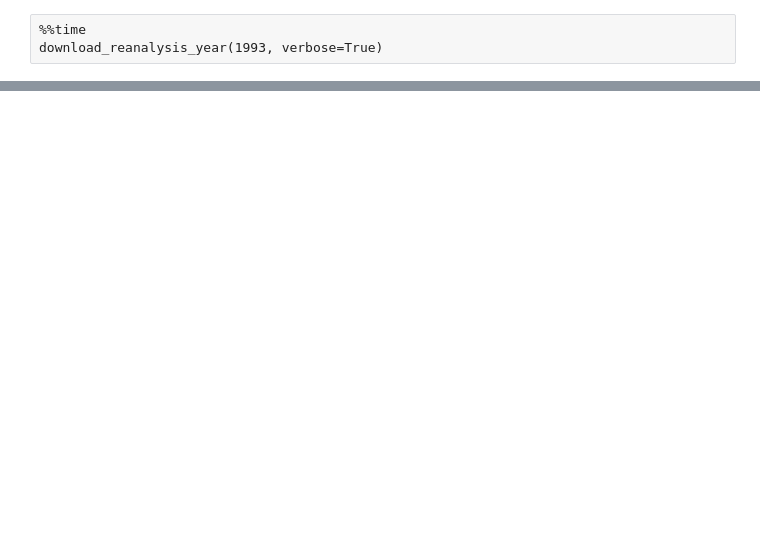
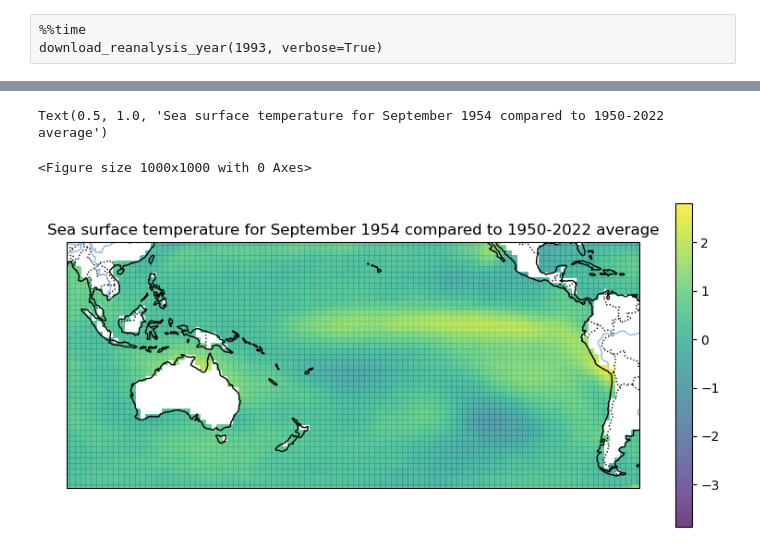
Before and after one commit to bparazin/1844redux, a Jupyter notebook: tcr metgrid prep.ipynb, the cells around one changed output, grey strips where cells are left out. Cells and saved outputs as stored; diff of their text form; code cells hidden in the pictures; blank space fills up the shorter version.

Commit message:
added bits for other project looking at sst anomalies

```diff
--- a/tcr metgrid prep.ipynb
+++ b/tcr metgrid prep.ipynb
@@ -348,0 +432,17 @@ array([[[      nan, 0.       , 0.       , ...,       nan,       nan,
+# %%
+fig = plt.figure(figsize=(10,10))
+
+fig = plt.figure(figsize=(10,10))
+ax = fig.add_subplot(2, 1, 1, projection=ccrs.PlateCarree(central_longitude=180))
+ax.add_feature(cartopy.feature.COASTLINE)
+ax.add_feature(cartopy.feature.BORDERS, linestyle=':')
+ax.add_feature(cartopy.feature.LAKES, alpha=0.5)
+ax.add_feature(cartopy.feature.RIVERS)
+ax.set_extent([120, -90, 30, -60], crs=ccrs.PlateCarree(central_longitude=180))
+im = ax.pcolor(ssts['lon']+180, ssts['lat'], sept_avg - ssts['sst'].sel(time=dt.datetime(1954, 9, 1)).data, alpha=0.75)
+plt.colorbar(im)
+ax.set_title('Sea surface temperature for September 1954 compared to 1950-2022 average')
+# %% [output]
+Text(0.5, 1.0, 'Sea surface temperature for September 1954 compared to 1950-2022 average')
+<Figure size 1000x1000 with 0 Axes>
+[figure, added]
```
Also changed, not shown: parts of 31 cells of this notebook, 2 other files.
